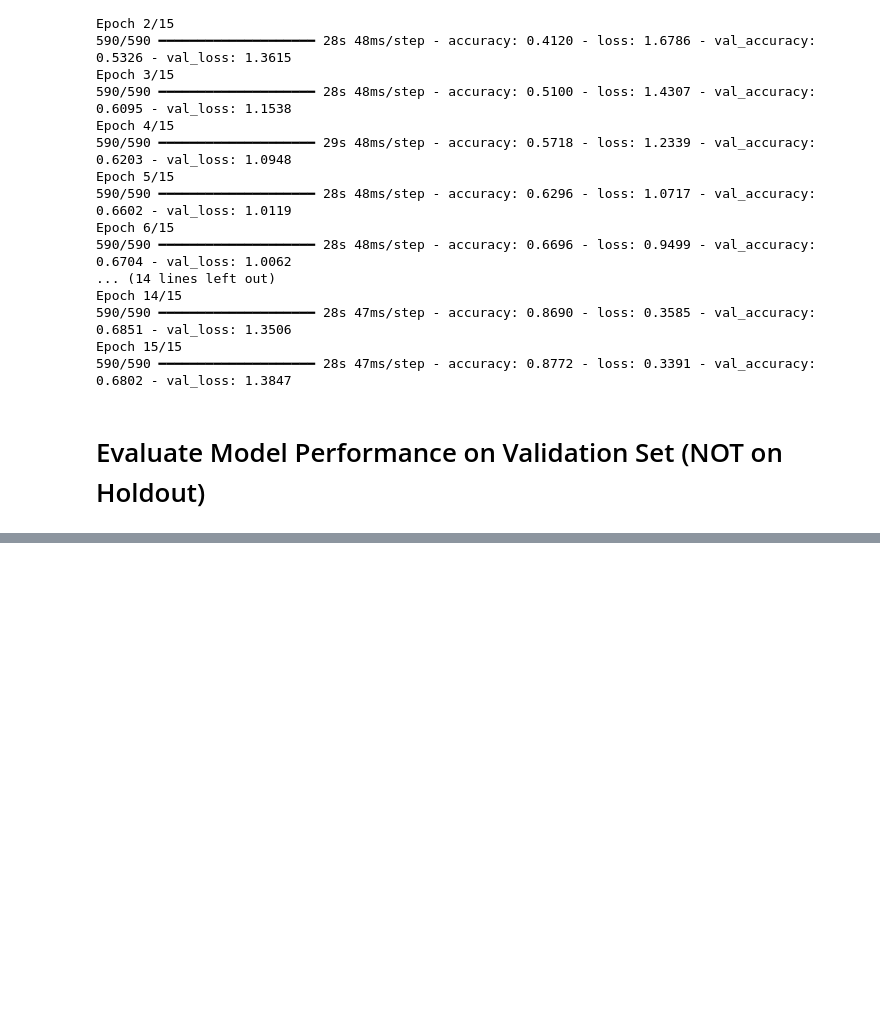
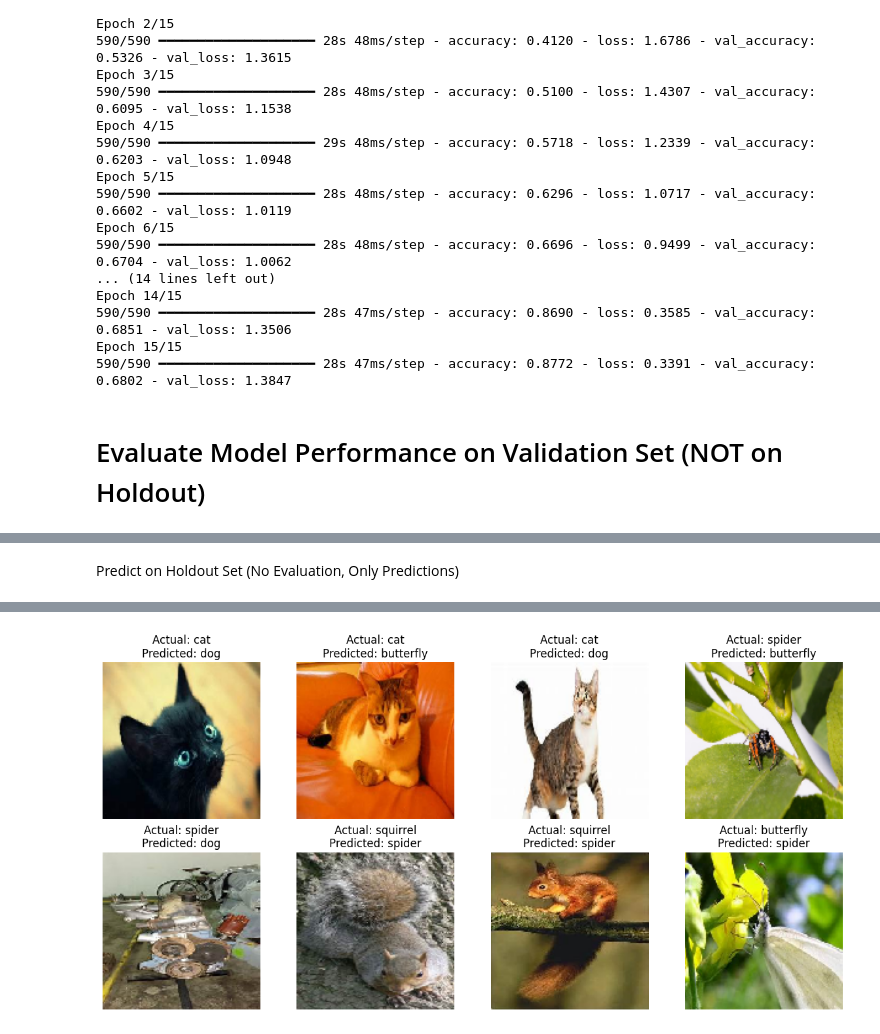
Before and after one commit to KJanzon/Project-CNN, a Jupyter notebook: main (1).ipynb, the cells around one changed output, grey strips where cells are left out. Cells and saved outputs as stored; diff of their text form; code cells hidden in the pictures; blank space fills up the shorter version.

```diff
--- a/main (1).ipynb
+++ b/main (1).ipynb
@@ -250,15 +247,0 @@ Prediction on a single image
-# %%
-# 📌 Step 12: Make Predictions on a New Image
-img_path = "/content/Animals-10/raw-img/farfalla/e030b20a20e90021d85a5854ee454296eb70e3c818b413449df6c87ca3ed_640.jpg"  # Change this to an actual image path
-img = image.load_img(img_path, target_size=(128, 128))
-img_array = image.img_to_array(img)
-img_array = np.expand_dims(img_array, axis=0)  # Add batch dimension
-img_array /= 255.0  # Normalize
-
-# Make prediction
-prediction = model.predict(img_array)
-predicted_class = np.argmax(prediction)
-
-# Get class labels
-class_labels = list(train_generator.class_indices.keys())
-print(f"Predicted class: {class_labels[predicted_class]}")
@@ -332,0 +303,55 @@ plt.show()
+# %% [markdown]
+Predict on Holdout Set (No Evaluation, Only Predictions)
+# %%
+import matplotlib.pyplot as plt
+import numpy as np
+from tensorflow.keras.preprocessing import image
+
+print("\n✅ Making Predictions on Holdout Set...")
+
+class_labels = list(train_generator.class_indices.keys())
+
+misclassified_images = []  # Store misclassified images
+
+for class_name in os.listdir(holdout_dataset_path):
+    class_folder = os.path.join(holdout_dataset_path, class_name)
+
+    if os.path.isdir(class_folder):
+        image_files = os.listdir(class_folder)
+
+        for img_file in image_files[:5]:  # Predict on first 5 images
+            if img_file.endswith(('.jpg', '.png', '.jpeg')):  # Ignore `.DS_Store`
+                img_path = os.path.join(class_folder, img_file)
+
+                # Load & Preprocess Image
+                img = image.load_img(img_path, target_size=(128, 128))
+                img_array = image.img_to_array(img)
+                img_array = np.expand_dims(img_array, axis=0)
+                img_array /= 255.0  # Normalize
+
+                # Make Prediction
+                prediction = model.predict(img_array)
+                predicted_class = np.argmax(prediction)
+                predicted_label = class_labels[predicted_class]
+
+                # Check if misclassified
+                if predicted_label != class_name:
+                    misclassified_images.append((img_path, class_name, predicted_label))
+
+# 📌 Step 2: Display Misclassified Images
+if misclassified_images:
+    print(f"\n❌ Found {len(misclassified_images)} Misclassified Images. Displaying...")
+
+    plt.figure(figsize=(12, 6))
+    for i, (img_path, actual, predicted) in enumerate(misclassified_images[:8]):  # Show first 8 misclassified images
+        img = image.load_img(img_path, target_size=(128, 128))
+        plt.subplot(2, 4, i + 1)
+        plt.imshow(img)
+        plt.axis("off")
+        plt.title(f"Actual: {actual}\nPredicted: {predicted}")
+
+    plt.tight_layout()
+    plt.show()
+else:
+    print("✅ No misclassified images found in the first few samples!")
+# %% [output]
@@ -332,0 +375 @@ plt.show()
+[figure, added]
```
Also changed, not shown: parts of 8 cells of this notebook.
